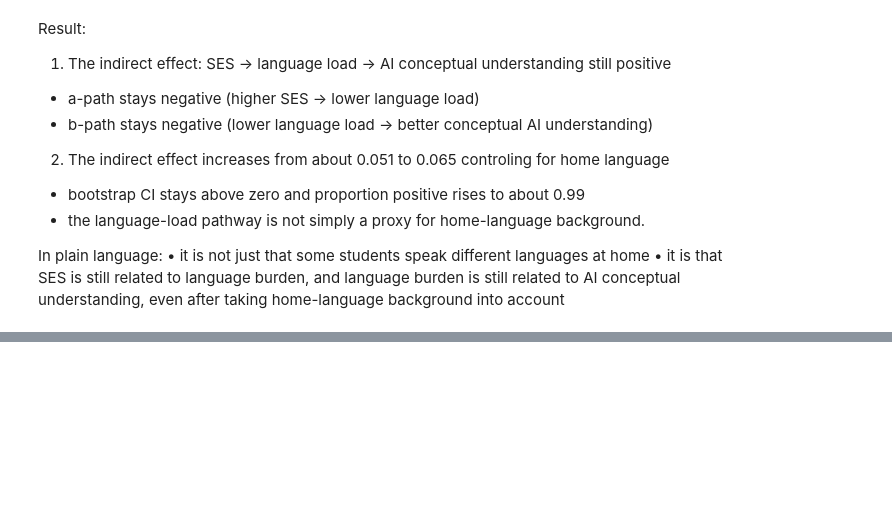
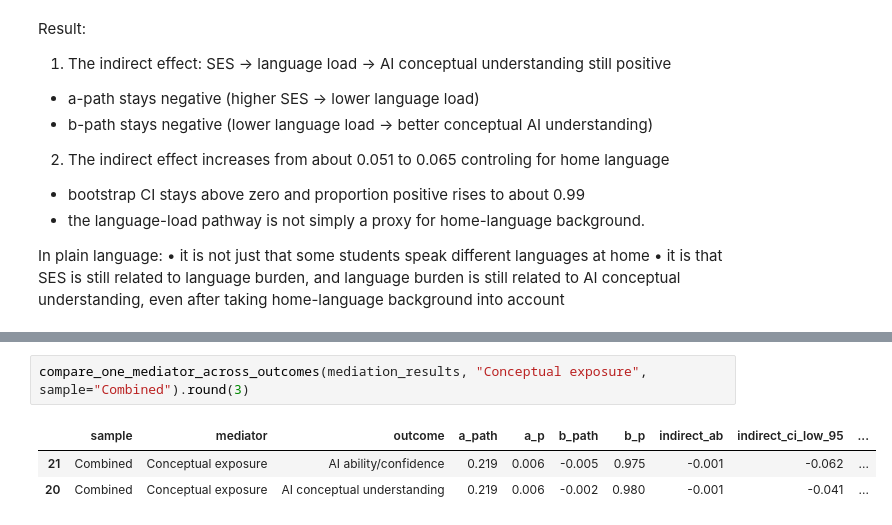
Before and after one commit to garcia-ho/1st_analysis, a Jupyter notebook: Phase1_analysis.ipynb, the cells around one changed output, grey strips where cells are left out. Drawn from its saved outputs; the diff is of its cells as text; blank space fills up the shorter version.

```diff
--- a/Phase1_analysis.ipynb
+++ b/Phase1_analysis.ipynb
@@ -493,0 +533,6 @@ In plain language:
+# %%
+compare_one_mediator_across_outcomes(mediation_results, "Conceptual exposure", sample="Combined").round(3)
+# %% [output]
+|  | sample | mediator | outcome | a_path | a_p | b_path | b_p | indirect_ab | indirect_ci_low_95 | ... |
+| 21 | Combined | Conceptual exposure | AI ability/confidence | 0.219 | 0.006 | -0.005 | 0.975 | -0.001 | -0.062 | ... |
+| 20 | Combined | Conceptual exposure | AI conceptual understanding | 0.219 | 0.006 | -0.002 | 0.980 | -0.001 | -0.041 | ... |
```
Also changed, not shown: parts of 5 cells of this notebook, 2 other files.
